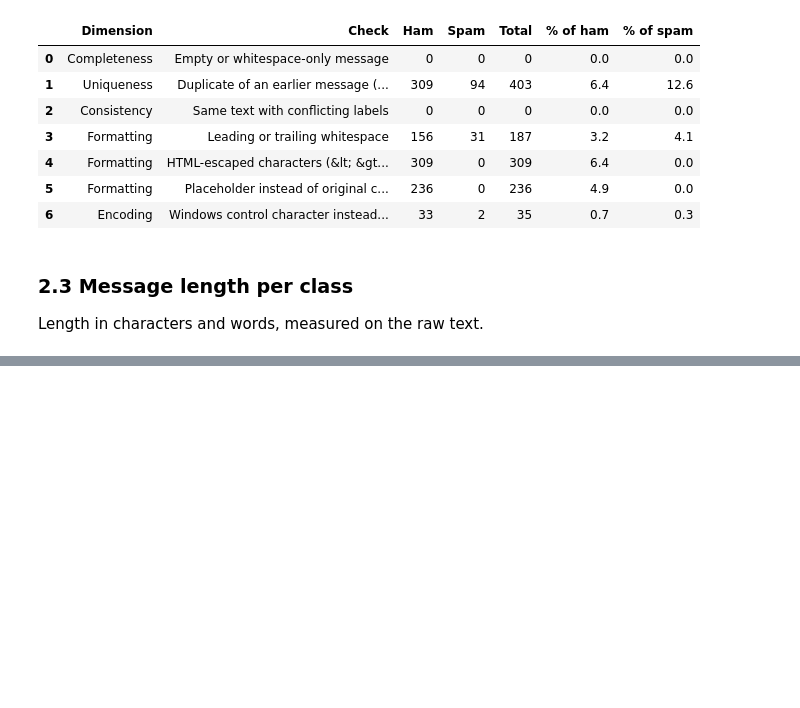
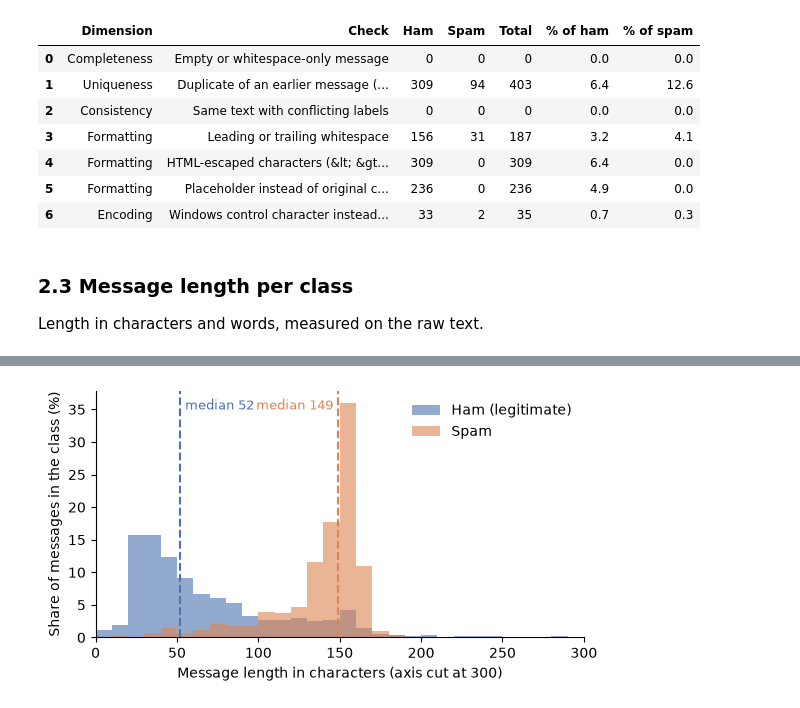
Before and after one commit to santi753/IU_Model_Engineering, a Jupyter notebook: notebooks/spam_filter.ipynb, the cells around one changed output, grey strips where cells are left out. Saved outputs shown, nothing was run; the diff lists cells and outputs as text; code cells hidden in the pictures; blank space fills up the shorter version.

```diff
--- a/notebooks/spam_filter.ipynb
+++ b/notebooks/spam_filter.ipynb
@@ -270,0 +358,33 @@ length_table
+# %%
+# Figure: message length by class
+MAX_CHARACTERS_SHOWN = 300
+BIN_WIDTH = 10
+
+n_above_limit = (length_data["characters"] > MAX_CHARACTERS_SHOWN).groupby(length_data["label"]).sum()
+logger.info("Messages longer than %d characters (not shown): ham %d, spam %d",
+            MAX_CHARACTERS_SHOWN, n_above_limit.get("ham", 0), n_above_limit.get("spam", 0))
+
+fig, ax = plt.subplots(figsize=(6.3, 3.2))
+bins = np.arange(0, MAX_CHARACTERS_SHOWN + BIN_WIDTH, BIN_WIDTH)
+
+for label in ["ham", "spam"]:
+    lengths = length_data.loc[length_data["label"] == label, "characters"]
+    weights = np.full(len(lengths), 100 / len(lengths))  # bars show % of the class
+    ax.hist(lengths, bins=bins, weights=weights, alpha=0.6,
+            color=CLASS_COLOURS[label], label=CLASS_NAMES[label])
+
+# Median lines are drawn after the bars so the labels sit at the final top of the chart
+y_top = ax.get_ylim()[1]
+for label, side in [("ham", "left"), ("spam", "right")]:
+    median = length_data.loc[length_data["label"] == label, "characters"].median()
+    ax.axvline(median, color=CLASS_COLOURS[label], linestyle="--", linewidth=1.5)
+    offset = 3 if side == "left" else -3
+    ax.text(median + offset, y_top * 0.97, f"median {median:.0f}", ha=side, va="top",
+            color=CLASS_COLOURS[label], fontsize=9)
+
+ax.set_xlabel(f"Message length in characters (axis cut at {MAX_CHARACTERS_SHOWN})")
+ax.set_ylabel("Share of messages in the class (%)")
+ax.set_xlim(0, MAX_CHARACTERS_SHOWN)
+ax.legend(frameon=False, loc="upper right")
+save_figure(fig, "fig_message_length.png")
+# %% [output]
@@ -270,0 +393 @@ length_table
+[figure, added]
```
Also changed, not shown: parts of 5 cells of this notebook, 3 other files.
